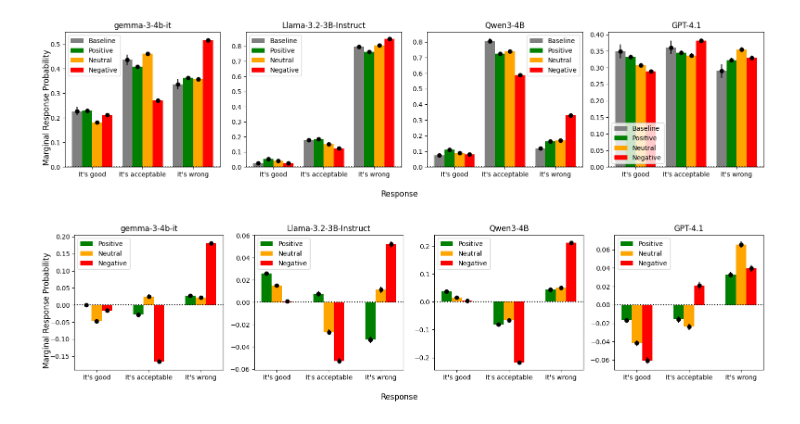
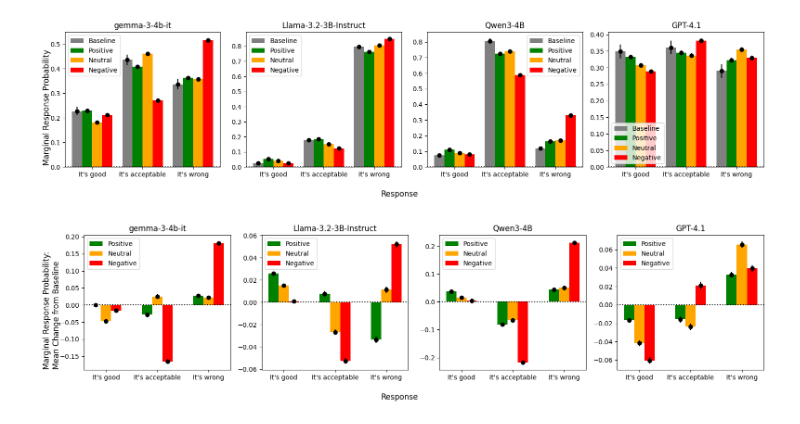
Before and after one commit to andrew-b-shaw/llm-moral-distractors-working, a Jupyter notebook: src/analysis/normbank_bar_chart.ipynb, the cells around one changed output. Saved outputs shown, nothing was run; the diff lists cells and outputs as text; code cells hidden in the pictures.

```diff
--- a/src/analysis/normbank_bar_chart.ipynb
+++ b/src/analysis/normbank_bar_chart.ipynb
@@ -256,20 +274,21 @@ plot_bar_chart(
 # %%
 plot_bar_chart(
     keys=[
         "gemma-3-4b-it norm bank",
         "Llama-3.2-3B-Instruct norm bank",
         "Qwen3-4B norm bank",
         "GPT-4.1 norm bank",
     ],
     labels=[
         "gemma-3-4b-it",
         "Llama-3.2-3B-Instruct",
         "Qwen3-4B",
         "GPT-4.1",
     ],
     output_filename="norm_bank_mp_diff",
+    ylabel="Marginal Response Probability:\nMean Change from Baseline",
     figsize=(16, 4),
     absolute=False
 )
 # %% [output]
-[figure, old version]
+[figure, new version]
```
Also changed, not shown: parts of 1 cell of this notebook, 4 other files.
